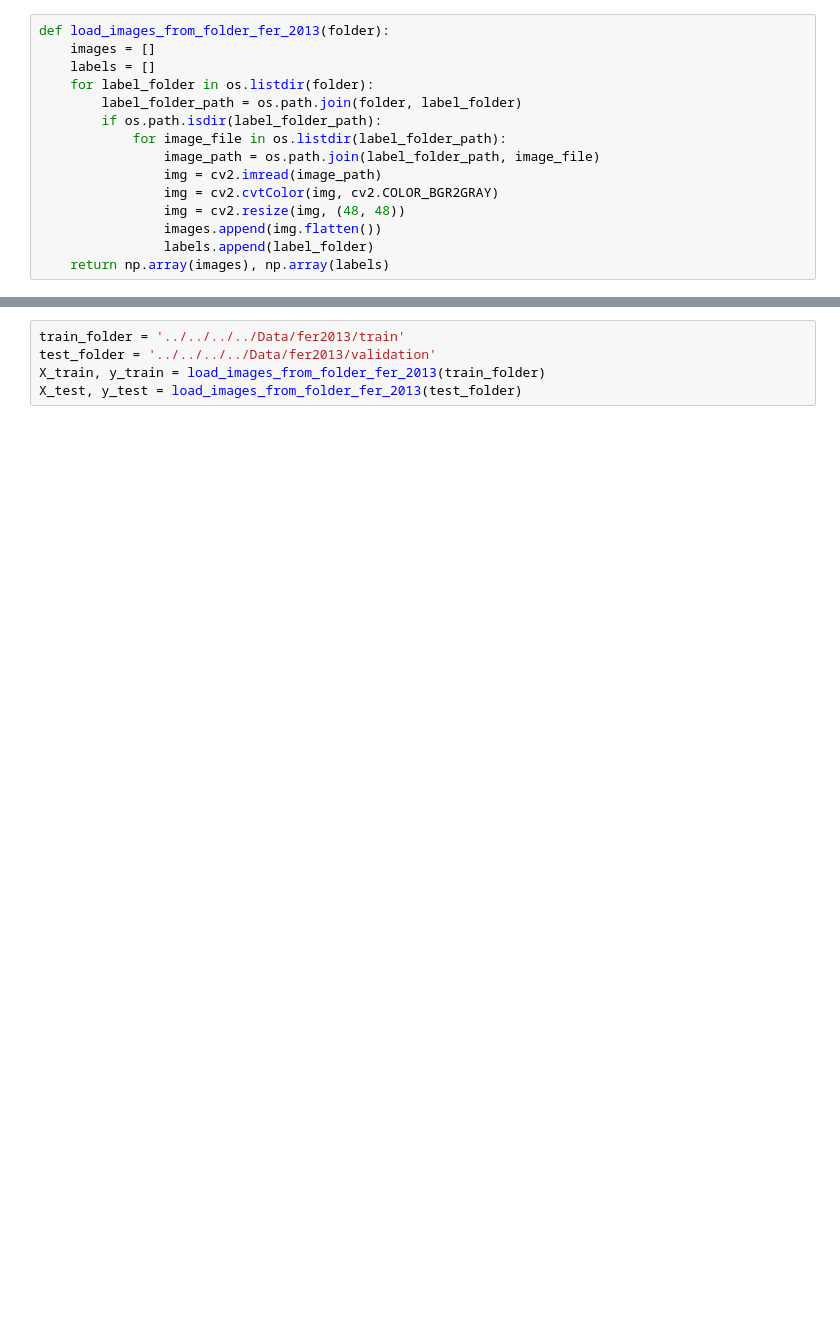
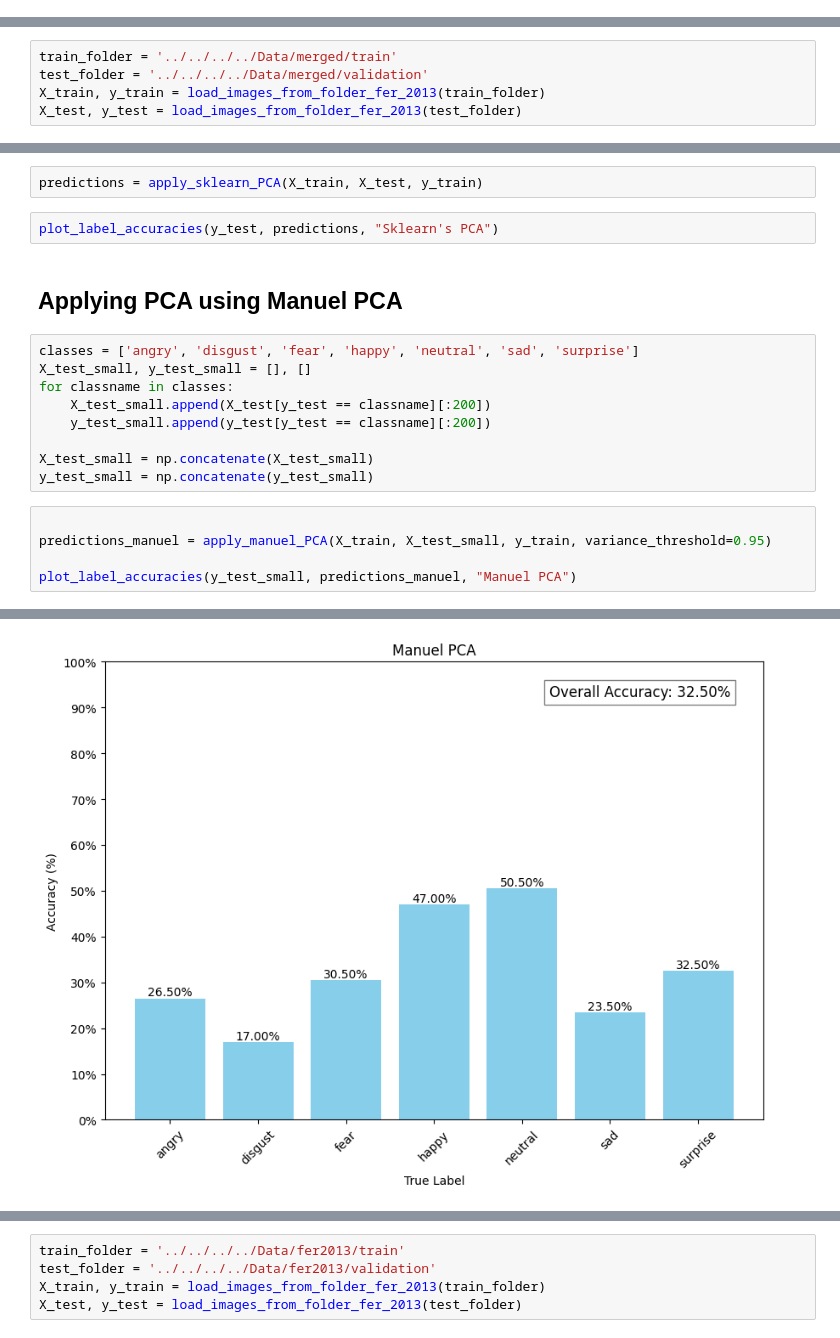
Before and after one commit to MGurcan/FaceEmotionRecognition, a Jupyter notebook: Scripts/ModelEducation/Methods/Method1/method1.ipynb, the cells around one changed output, grey strips where cells are left out. Saved outputs shown, nothing was run; the diff lists cells and outputs as text; blank space fills up the shorter version.

Commit message:
feat: method1 pca updated, manuel pca implemented

```diff
--- a/Scripts/ModelEducation/Methods/Method1/method1.ipynb
+++ b/Scripts/ModelEducation/Methods/Method1/method1.ipynb
@@ -17,15 +6,0 @@ from sklearn.ensemble import RandomForestClassifier
-# %%
-def load_images_from_folder_fer_2013(folder):
-    images = []
-    labels = []
-    for label_folder in os.listdir(folder):
-        label_folder_path = os.path.join(folder, label_folder)
-        if os.path.isdir(label_folder_path):
-            for image_file in os.listdir(label_folder_path):
-                image_path = os.path.join(label_folder_path, image_file)
-                img = cv2.imread(image_path)
-                img = cv2.cvtColor(img, cv2.COLOR_BGR2GRAY)
-                img = cv2.resize(img, (48, 48))
-                images.append(img.flatten())
-                labels.append(label_folder)
-    return np.array(images), np.array(labels)
@@ -31,0 +13,5 @@ def load_images_from_folder_fer_2013(folder):
+# %%
+train_folder = '../../../../Data/merged/train'
+test_folder = '../../../../Data/merged/validation'
+X_train, y_train = load_images_from_folder_fer_2013(train_folder)
+X_test, y_test = load_images_from_folder_fer_2013(test_folder)
@@ -31,0 +36,21 @@ def load_images_from_folder_fer_2013(folder):
+# %%
+predictions = apply_sklearn_PCA(X_train, X_test, y_train)
+# %%
+plot_label_accuracies(y_test, predictions, "Sklearn's PCA")
+# %% [markdown]
+## Applying PCA using Manuel PCA
+# %%
+classes = ['angry', 'disgust', 'fear', 'happy', 'neutral', 'sad', 'surprise']
+X_test_small, y_test_small = [], []
+for classname in classes:
+    X_test_small.append(X_test[y_test == classname][:200])
+    y_test_small.append(y_test[y_test == classname][:200])
+
+X_test_small = np.concatenate(X_test_small)
+y_test_small = np.concatenate(y_test_small)
+# %%
+
+predictions_manuel = apply_manuel_PCA(X_train, X_test_small, y_train, variance_threshold=0.95)
+
+plot_label_accuracies(y_test_small, predictions_manuel, "Manuel PCA")
+# %% [output]
@@ -31,0 +72 @@ def load_images_from_folder_fer_2013(folder):
+[figure, added]
```
Also changed, not shown: parts of 27 cells of this notebook, 19 other files.
